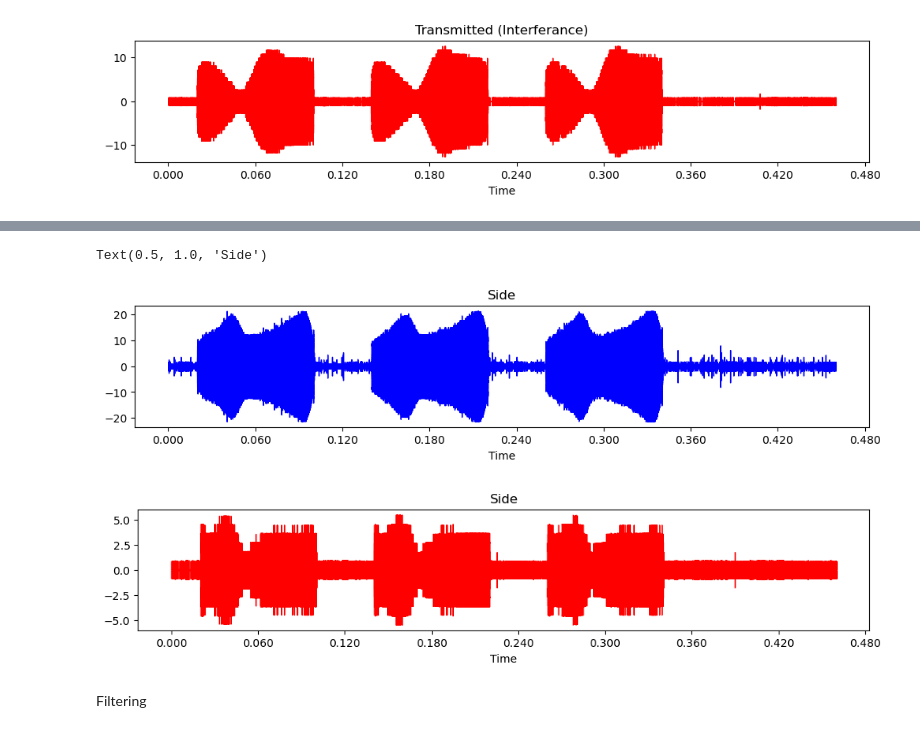
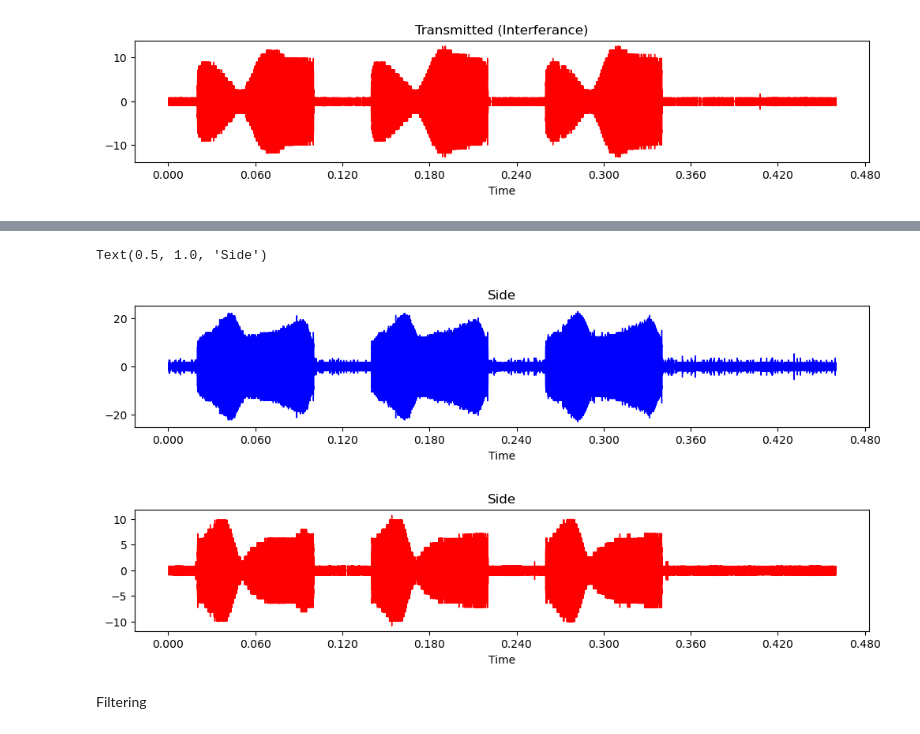
Before and after one commit to SaadiaJameel/ear-echo, a Jupyter notebook: Ear_Echo/Signal Analyzing.ipynb, the cells around one changed output, grey strips where cells are left out. Cells and saved outputs as stored; diff of their text form; code cells hidden in the pictures.

```diff
--- a/Ear_Echo/Signal Analyzing.ipynb
+++ b/Ear_Echo/Signal Analyzing.ipynb
@@ -202,7 +202,7 @@ Text(0.5, 1.0, 'Transmitted (Interferance)')
 [figure]
 [figure]
 # %%
-Tes_no = "19"
+Tes_no = "0"
 ref_A0d , ref_B0d = get_data("Attemp 2\T1\Ref")
 
 Ref_A_1_d,Ref_B_1_d = get_data("Attemp 2\T"+Tes_no+"\Ref")
@@ -291,21 +291,21 @@ Text(0.5, 1.0, 'Laugh')
 # %%
-ind = segment_chirp(Side_Ad,Fs,thresh=0.0014,delay=0.7) # 0,2 delay=0.6
+ind = segment_chirp(Side_Ad,Fs,thresh=0.0016,delay=0.6) # 0,2 delay=0.6
 Side_A = ([Side_Ad])[0][ind[0]:ind[1]]
 Side_B = ([Side_Bd])[0][ind[0]:ind[1]]
 
 plt.figure(figsize=(12,2))
 librosa.display.waveshow(Side_A,sr=Fs,color="blue")
 plt.title("Side")
 #plt.xlim((1.219,2))
 
 plt.figure(figsize=(12,2))
 librosa.display.waveshow(Side_B,sr=Fs,color="red")
 plt.title("Side")
 #plt.xlim((0.49,0.89))
 # %% [output]
 Text(0.5, 1.0, 'Side')
-[figure, old version]
+[figure, new version]
-[figure, old version]
+[figure, new version]
 # %%
 def Additionally_average(data_set,fs):
     fs = int(fs)
```
Also changed, not shown: parts of 17 cells of this notebook.
